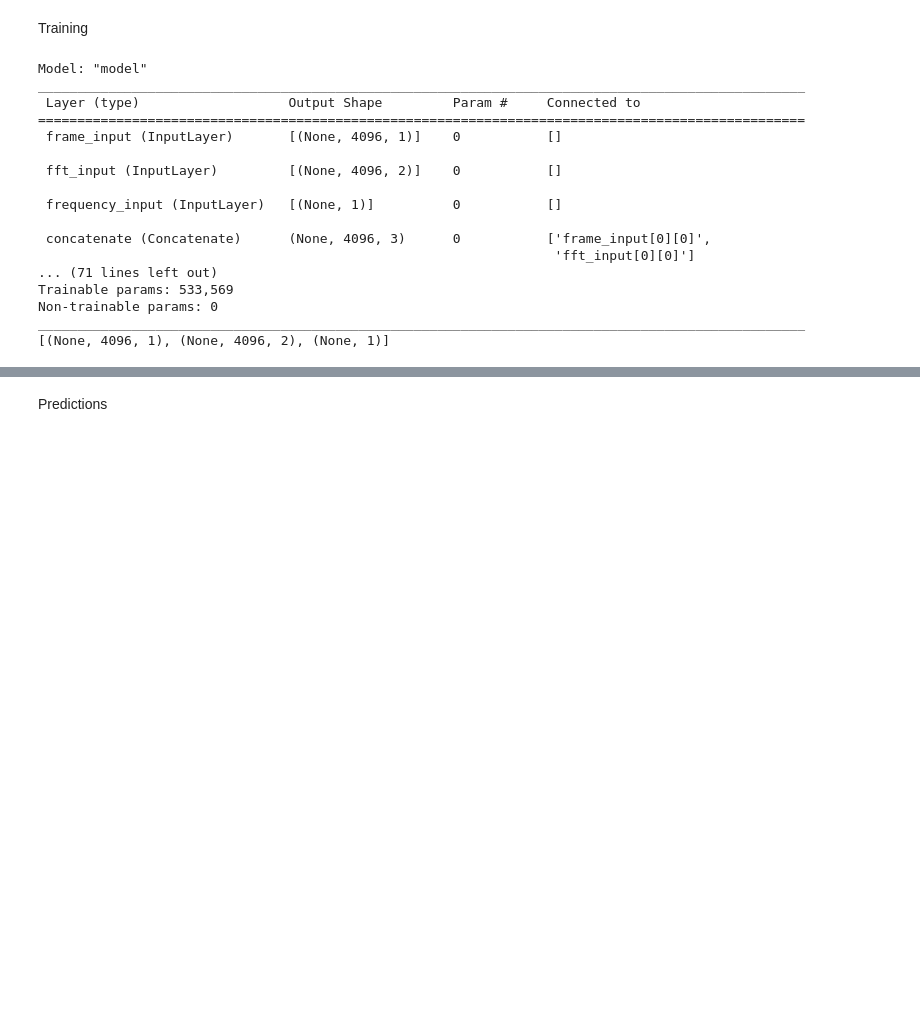
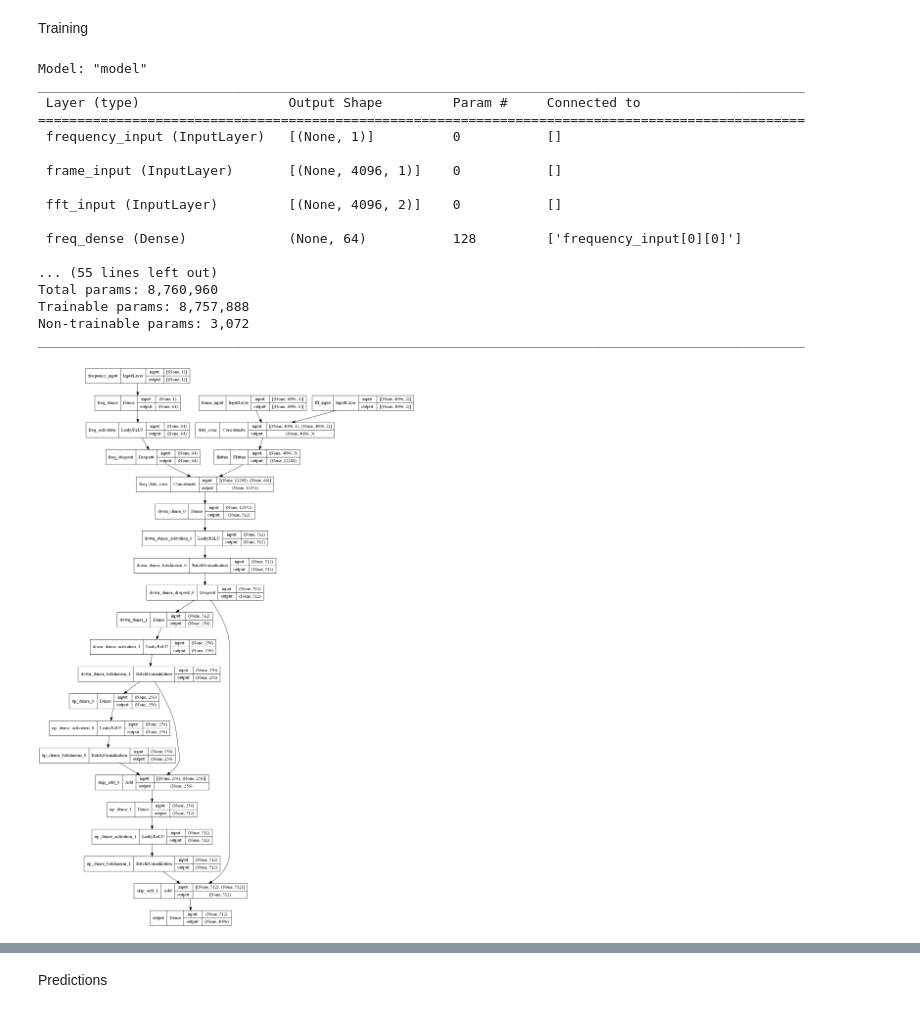
Before and after one commit to Matesxs/FIT_ISS_Project, a Jupyter notebook: src/test_AI_filtration.ipynb, the cells around one changed output, grey strips where cells are left out. Saved outputs shown, nothing was run; the diff lists cells and outputs as text; code cells hidden in the pictures; blank space fills up the shorter version.

```diff
--- a/src/test_AI_filtration.ipynb
+++ b/src/test_AI_filtration.ipynb
@@ -511,23 +552,23 @@ def SNR(y_true, y_pred):
 # %%
-model = create_model()
+model = create_model(512, 2, lr=1e-3)
 model.summary()
-utils.plot_model(model, show_shapes=True, expand_nested=True, dpi=312)
-print(model.input_shape)
+utils.plot_model(model, show_shapes=True, expand_nested=True)
 # %% [output]
 Model: "model"
 __________________________________________________________________________________________________
  Layer (type)                   Output Shape         Param #     Connected to
 ==================================================================================================
+ frequency_input (InputLayer)   [(None, 1)]          0           []
+
  frame_input (InputLayer)       [(None, 4096, 1)]    0           []
 
  fft_input (InputLayer)         [(None, 4096, 2)]    0           []
 
- frequency_input (InputLayer)   [(None, 1)]          0           []
+ freq_dense (Dense)             (None, 64)           128         ['frequency_input[0][0]']
 
- concatenate (Concatenate)      (None, 4096, 3)      0           ['frame_input[0][0]',
-                                                                  'fft_input[0][0]']
-... (71 lines left out)
-Trainable params: 533,569
-Non-trainable params: 0
+... (55 lines left out)
+Total params: 8,760,960
+Trainable params: 8,757,888
+Non-trainable params: 3,072
 __________________________________________________________________________________________________
-[(None, 4096, 1), (None, 4096, 2), (None, 1)]
+[figure, added]
```
Also changed, not shown: parts of 14 cells of this notebook, 10 other files.
